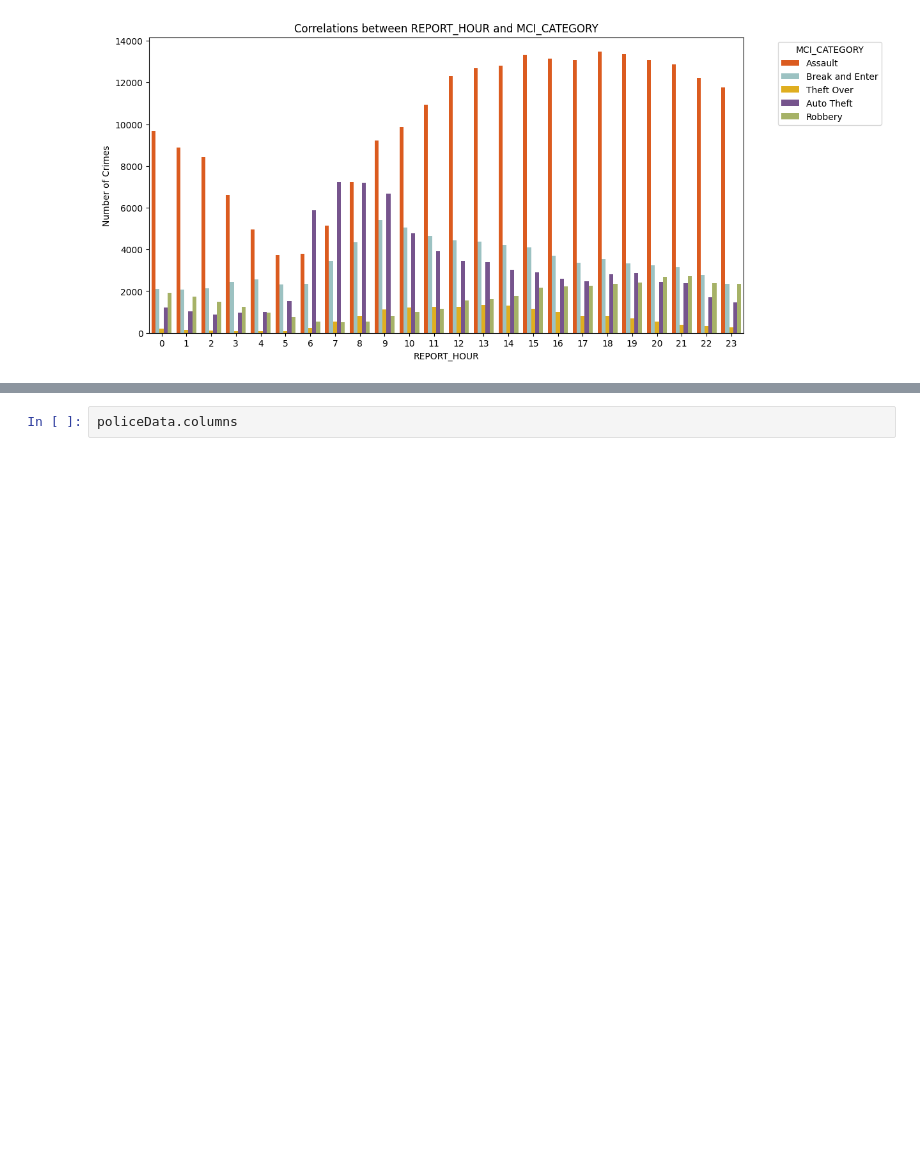
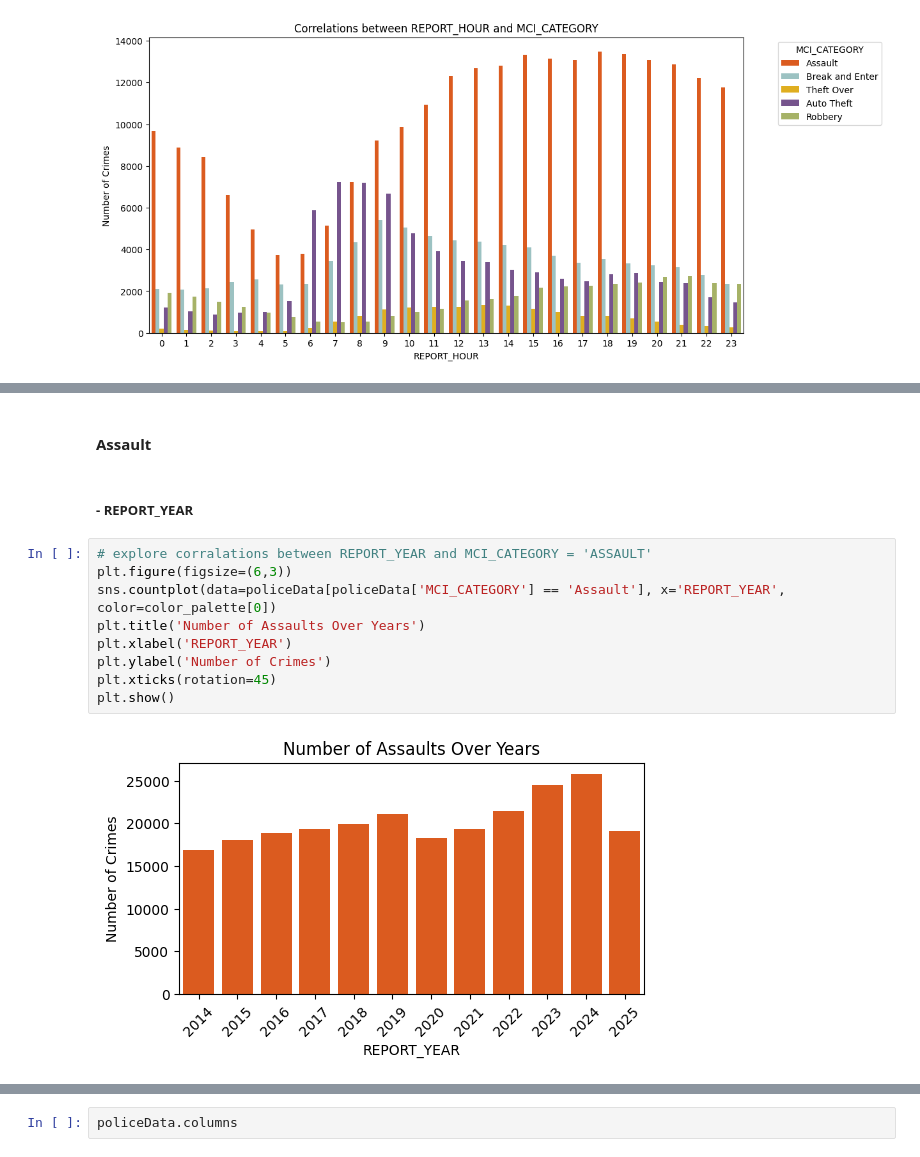
Before and after one commit to yiyi75/DataExploration, a Jupyter notebook: TorontoPoliceDataExplore.ipynb, the cells around one changed output, grey strips where cells are left out. Cells and saved outputs as stored; diff of their text form; blank space fills up the shorter version.

```diff
--- a/TorontoPoliceDataExplore.ipynb
+++ b/TorontoPoliceDataExplore.ipynb
@@ -263,0 +347,15 @@ plt.show()
+# %% [markdown]
+#### Assault
+# %% [markdown]
+##### - REPORT_YEAR
+# %%
+# explore corralations between REPORT_YEAR and MCI_CATEGORY = 'ASSAULT'
+plt.figure(figsize=(6,3))
+sns.countplot(data=policeData[policeData['MCI_CATEGORY'] == 'Assault'], x='REPORT_YEAR', color=color_palette[0])
+plt.title('Number of Assaults Over Years')
+plt.xlabel('REPORT_YEAR')
+plt.ylabel('Number of Crimes')
+plt.xticks(rotation=45)
+plt.show()
+# %% [output]
+[figure, added]
```
Also changed, not shown: parts of 34 cells of this notebook, 1 other file.
